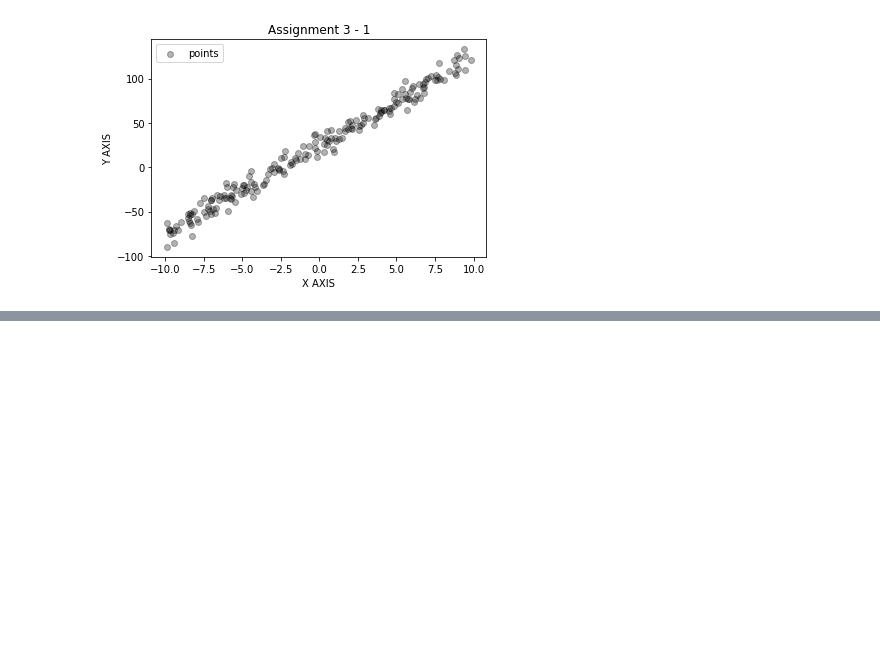
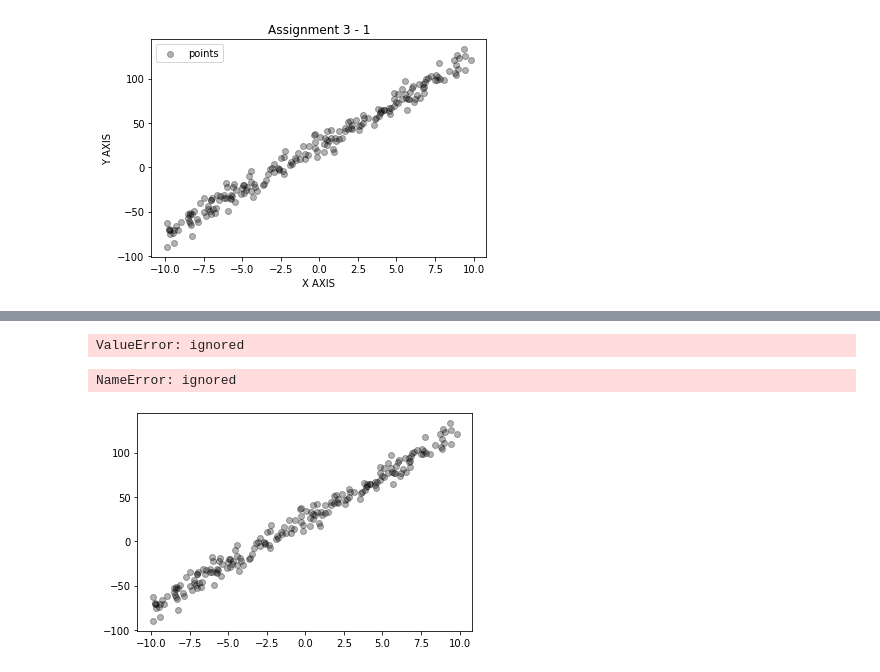
Before and after one commit to tony45678/tonyyoon, a Jupyter notebook: Assignment3.ipynb, the cells around one changed output, grey strips where cells are left out. Cells and saved outputs as stored; diff of their text form; code cells hidden in the pictures; blank space fills up the shorter version.

```diff
--- a/Assignment3.ipynb
+++ b/Assignment3.ipynb
@@ -28,0 +30,9 @@ plt.legend(['points', ])
+# %%
+alpha = 0.0001
+iterations = 1000
+
+theta = np.array([[1.0, 1.0]])
+# %%
+def computeCost(x,y,theta):
+    inner = np.power(((x @ theta.T) - y), 2)
+    return np.sum(inner) / (2 * len(x))
@@ -28,0 +41,22 @@ plt.legend(['points', ])
+# %%
+def gradientDescent(x, y, theta, alpha, iterations):
+    for i in range(iterations):
+        theta = theta - (alpha/len(x)) * np.sum((x @ theta.T - y) * x, axis=0)
+        cost = computeCost(x, y, theta)
+        # if i % 10 == 0: # just look at cost every ten loops for debugging
+        #     print(cost)
+    return (theta, cost)
+# %%
+g, cost = gradientDescent(x, y, theta, alpha, iterations)
+print(g, cost)
+# %% [output]
+ValueError: ignored
+# %%
+plt.scatter(x,y, alpha=0.3, color ='black')
+axes = plt.gca()
+x_vals = np.array(axes.get_xlim())
+y_vals = g[0][0] + g[0][1]* x_vals  #the line equation
+plt.plot(x_vals, y_vals, '--')
+# %% [output]
+NameError: ignored
+[figure, added]
```
Also changed, not shown: parts of 5 cells of this notebook.
